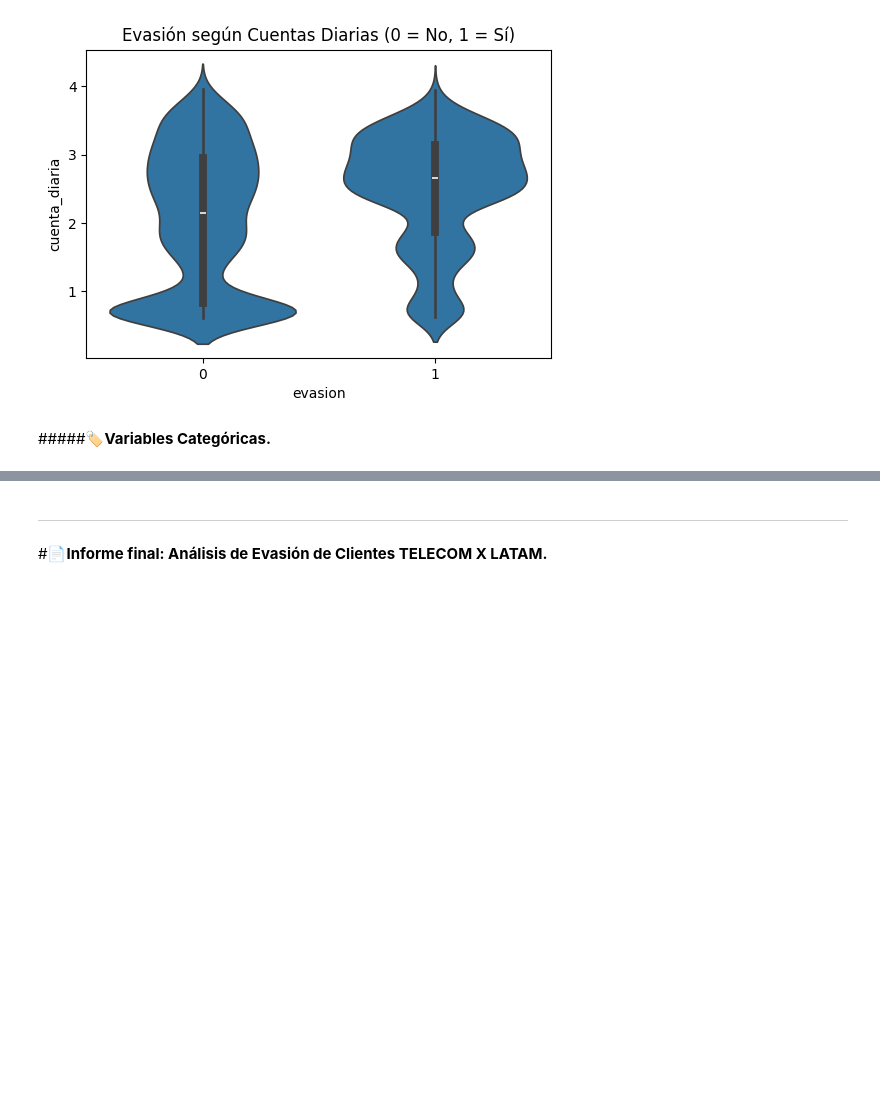
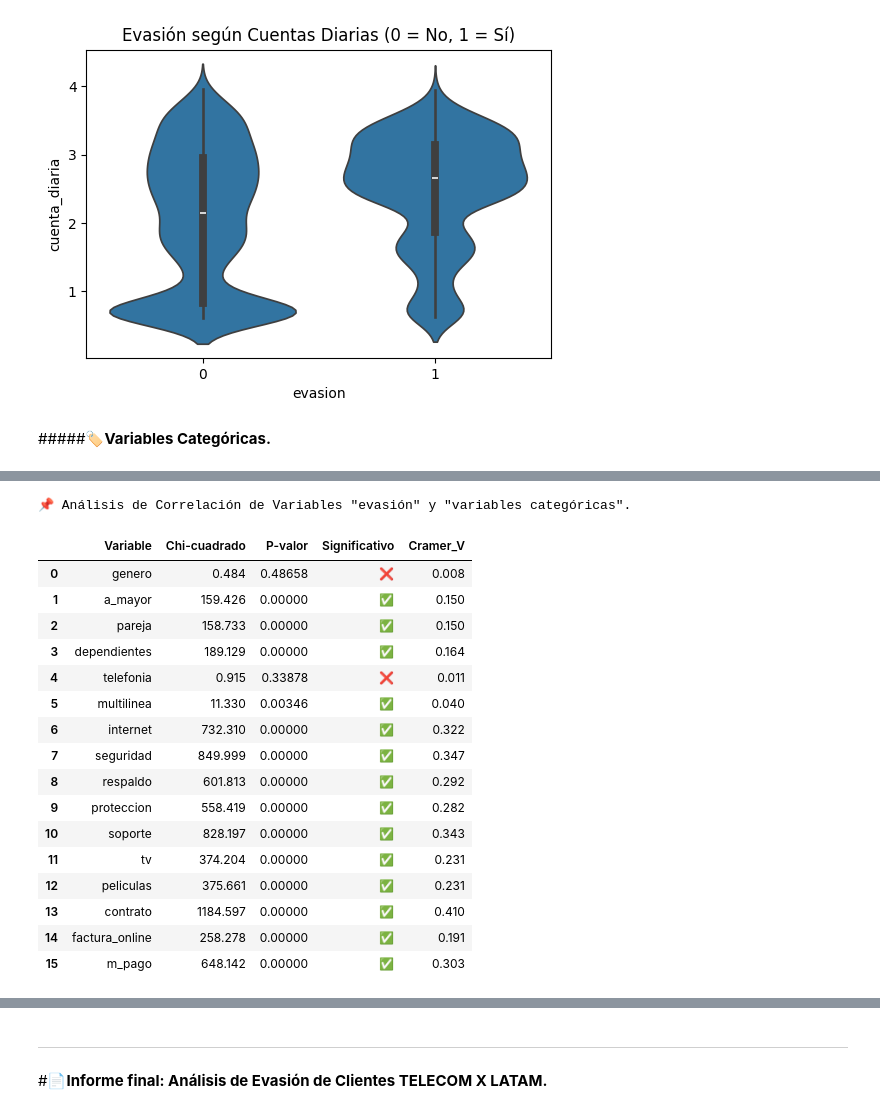
Before and after one commit to EuniceGarcia503/Challenge2_TelecomX_LATAM, a Jupyter notebook: TelecomX_LATAM.ipynb, the cells around one changed output, grey strips where cells are left out. Drawn from its saved outputs; the diff is of its cells as text; code cells hidden in the pictures; blank space fills up the shorter version.

Commit message:
Agrego análisis de independencia entre variables categóricas.

```diff
--- a/TelecomX_LATAM.ipynb
+++ b/TelecomX_LATAM.ipynb
@@ -1985,0 +2012,59 @@ plt.show()
+# %%
+import scipy.stats as stats
+
+# Lista para guardar resultados
+resultados = []
+
+for var, tabla in frecuencia_variable_categorica.items():
+    # 1️⃣ Filtrar solo filas y columnas con conteos absolutos (quitar Totales y %)
+    tabla_abs_sin_total = tabla.drop(index='Total', errors='ignore')
+    tabla_abs_sin_total = tabla_abs_sin_total[
+        [c for c in tabla_abs_sin_total.columns if not str(c).endswith('(%)') and c != 'Suma %' and c != 'Total']
+    ]
+
+    # 2️⃣ Chi-cuadrado
+    chi2, p, dof, expected = stats.chi2_contingency(tabla_abs_sin_total)
+
+    # 3️⃣ Cramer's V
+    n = tabla_abs_sin_total.sum().sum()
+    phi2 = chi2 / n
+    r, k = tabla_abs_sin_total.shape
+    cramers_v = np.sqrt(phi2 / min(k - 1, r - 1))
+
+    # 4️⃣ Guardar resultados
+    resultados.append({
+        'Variable': var,
+        'Chi-cuadrado': round(chi2, 3),
+        'P-valor': p,
+        'Significativo': '✅' if p < 0.05 else '❌',
+        'Cramer_V': round(cramers_v, 3)
+    })
+
+# Convertir a DataFrame
+resultados_df = pd.DataFrame(resultados)
+
+# Formatear p-valor para mostrarlo con precisión
+resultados_df['P-valor'] = resultados_df['P-valor'].map(lambda x: f"{x:.5f}")
+
+# Mostrar
+print(f'📌 Análisis de Correlación de Variables "evasión" y "variables categóricas".\n')
+display(resultados_df)
+# %% [output]
+📌 Análisis de Correlación de Variables "evasión" y "variables categóricas".
+|  | Variable | Chi-cuadrado | P-valor | Significativo | Cramer_V |
+| 0 | genero | 0.484 | 0.48658 | ❌ | 0.008 |
+| 1 | a_mayor | 159.426 | 0.00000 | ✅ | 0.150 |
+| 2 | pareja | 158.733 | 0.00000 | ✅ | 0.150 |
+| 3 | dependientes | 189.129 | 0.00000 | ✅ | 0.164 |
+| 4 | telefonia | 0.915 | 0.33878 | ❌ | 0.011 |
+| 5 | multilinea | 11.330 | 0.00346 | ✅ | 0.040 |
+| 6 | internet | 732.310 | 0.00000 | ✅ | 0.322 |
+| 7 | seguridad | 849.999 | 0.00000 | ✅ | 0.347 |
+| 8 | respaldo | 601.813 | 0.00000 | ✅ | 0.292 |
+| 9 | proteccion | 558.419 | 0.00000 | ✅ | 0.282 |
+| 10 | soporte | 828.197 | 0.00000 | ✅ | 0.343 |
+| 11 | tv | 374.204 | 0.00000 | ✅ | 0.231 |
+| 12 | peliculas | 375.661 | 0.00000 | ✅ | 0.231 |
+| 13 | contrato | 1184.597 | 0.00000 | ✅ | 0.410 |
+| 14 | factura_online | 258.278 | 0.00000 | ✅ | 0.191 |
+| 15 | m_pago | 648.142 | 0.00000 | ✅ | 0.303 |
```
Also changed, not shown: parts of 3 cells of this notebook.
